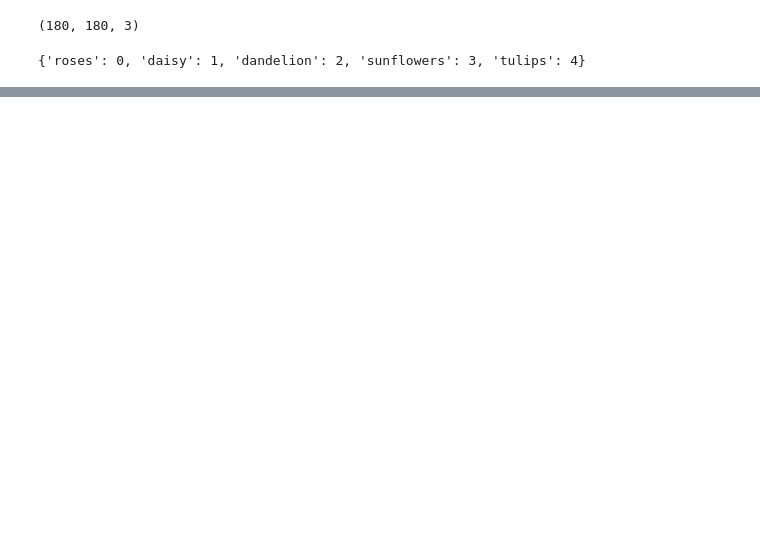
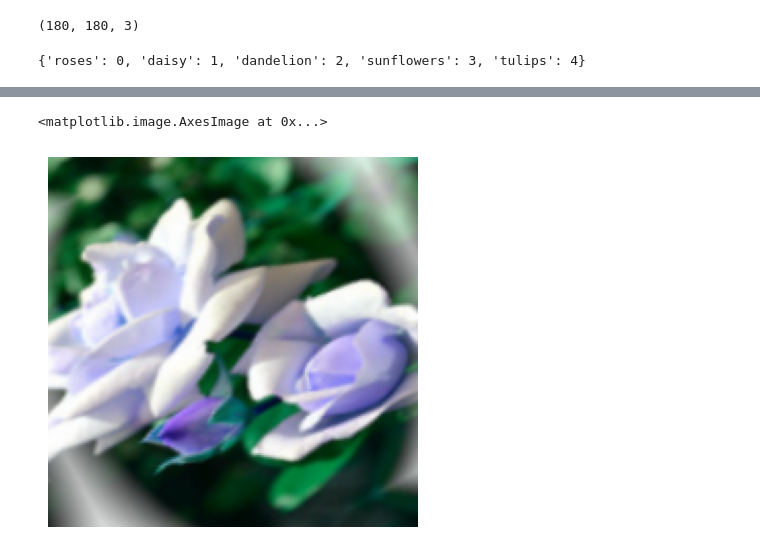
Before and after one commit to daemonX10/Machine-Learning, a Jupyter notebook: 6.0 Deep Learning/Youtube/CNN/colab/data_augmentation.ipynb, the cells around one changed output, grey strips where cells are left out. Saved outputs shown, nothing was run; the diff lists cells and outputs as text; code cells hidden in the pictures; blank space fills up the shorter version.

```diff
--- a/6.0 Deep Learning/Youtube/CNN/colab/data_augmentation.ipynb
+++ b/6.0 Deep Learning/Youtube/CNN/colab/data_augmentation.ipynb
@@ -171,0 +199,10 @@ model.fit(X_train_scaled, y_train, epochs=30)
+# %%
+X[0]
+img_height = 180
+img_width = 180
+# %%
+data_augmentation = keras.Sequential([
+    layers.experimental.preprocessing.RandomFlip("horizontal",input_shape = (img_height,img_width,3)),
+    layers.experimental.preprocessing.RandomRotation(0.1),
+    layers.experimental.preprocessing.RandomZoom(0.1)
+])
@@ -171,0 +215,6 @@ model.fit(X_train_scaled, y_train, epochs=30)
+# %%
+plt.axis('off')
+plt.imshow(data_augmentation(X)[0].numpy().astype('uint8'))
+# %% [output]
+<matplotlib.image.AxesImage at 0x...>
+[figure, added]
```
Also changed, not shown: parts of 20 cells of this notebook.
